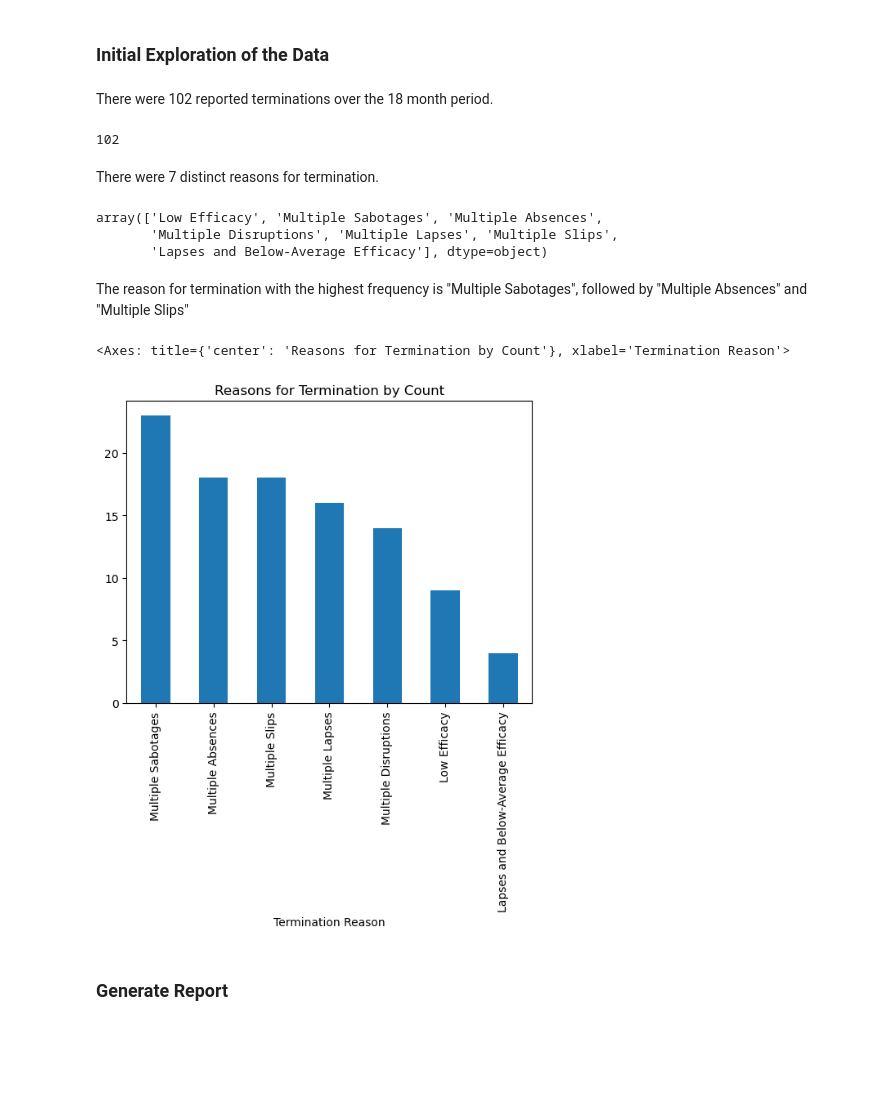
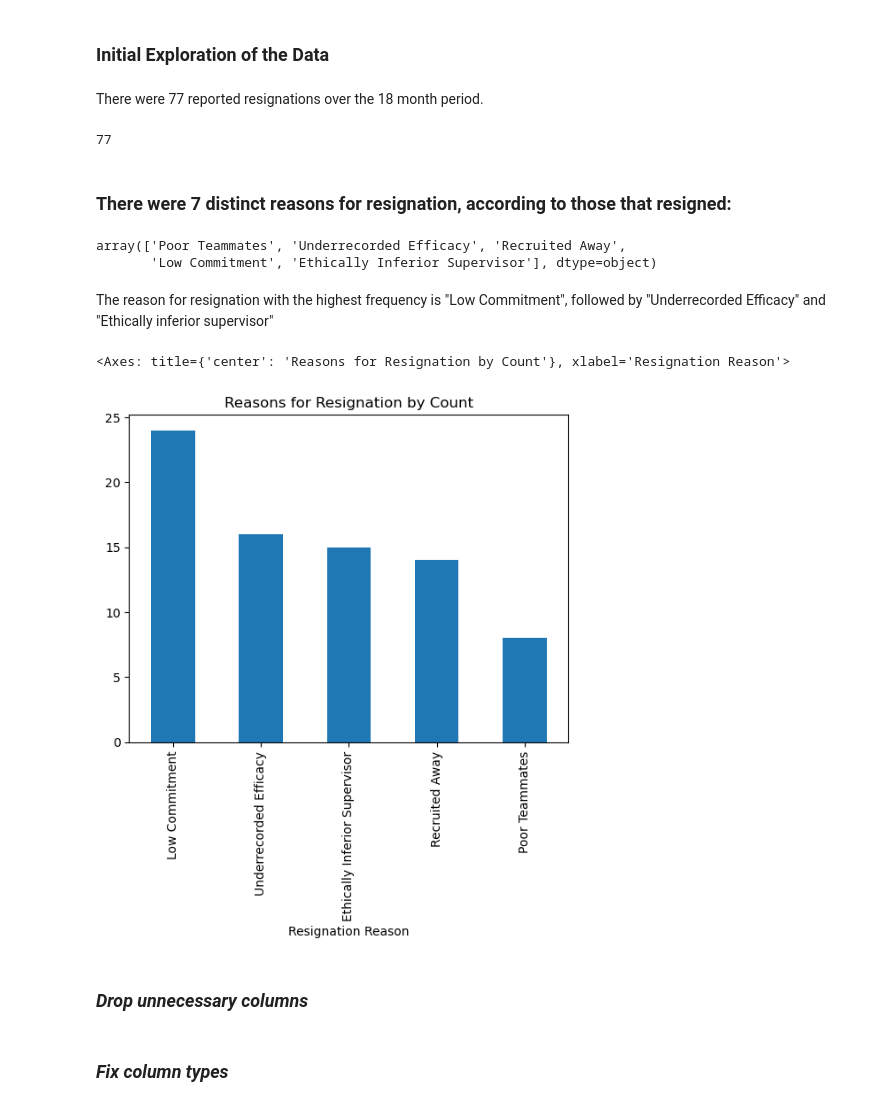
Before and after one commit to kyleanthonyr/Predicting-Employee-Attrition, a Jupyter notebook: notebooks/01-kar-data-wrangling.ipynb, the cells around one changed output. Saved outputs shown, nothing was run; the diff lists cells and outputs as text; code cells hidden in the pictures; blank space fills up the shorter version.

```diff
--- a/notebooks/01-kar-data-wrangling.ipynb
+++ b/notebooks/01-kar-data-wrangling.ipynb
@@ -156,28 +98,25 @@ missing_values.sort_values(by=['Count','%'], ascending=False)
 # %% [markdown]
 ### Initial Exploration of the Data
 # %% [markdown]
-There were 102 reported terminations over the 18 month period.
+There were 77 reported resignations over the 18 month period.
 # %%
-terminations = workers_df[workers_df["record_cause"] != "None"]
-terminations['record_cause'].count()
+resignations = workers_df[workers_df["record_comptype"] == "Resignation"]
+resignations['record_comptype'].count()
 # %% [output]
-102
+77
 # %% [markdown]
-There were 7 distinct reasons for termination.
+### There were 7 distinct reasons for resignation, according to those that resigned:
 # %%
-reasons_for_terminations = terminations.record_cause
-reasons_for_terminations.unique()
+reasons_for_resignations = resignations.behav_cause_h
+reasons_for_resignations.unique()
 # %% [output]
-array(['Low Efficacy', 'Multiple Sabotages', 'Multiple Absences',
-       'Multiple Disruptions', 'Multiple Lapses', 'Multiple Slips',
-       'Lapses and Below-Average Efficacy'], dtype=object)
+array(['Poor Teammates', 'Underrecorded Efficacy', 'Recruited Away',
+       'Low Commitment', 'Ethically Inferior Supervisor'], dtype=object)
 # %% [markdown]
-The reason for termination with the highest frequency is "Multiple Sabotages", followed by "Multiple Absences" and "Multiple Slips"
+The reason for resignation with the highest frequency is "Low Commitment", followed by "Underrecorded Efficacy" and "Ethically inferior supervisor"
 # %%
-termination_reason_and_count = terminations.groupby(['record_cause'])['record_cause'].count().sort_values(ascending=False)
-termination_reason_and_count.plot(kind="bar", title="Reasons for Termination by Count", xlabel="Termination Reason")
+resignation_reason_and_count = resignations.groupby(['behav_cause_h'])['behav_cause_h'].count().sort_values(ascending=False)
+resignation_reason_and_count.plot(kind="bar", title="Reasons for Resignation by Count", xlabel="Resignation Reason")
 # %% [output]
-<Axes: title={'center': 'Reasons for Termination by Count'}, xlabel='Termination Reason'>
+<Axes: title={'center': 'Reasons for Resignation by Count'}, xlabel='Resignation Reason'>
-[figure, old version]
+[figure, new version]
-# %% [markdown]
-### Generate Report
@@ -186,0 +123,2 @@ termination_reason_and_count.plot(kind="bar", title="Reasons for Termination by
+# %% [markdown]
+### ***Drop unnecessary columns***
@@ -186,0 +134,2 @@ termination_reason_and_count.plot(kind="bar", title="Reasons for Termination by
+# %% [markdown]
+### ***Fix column types***
```
Also changed, not shown: parts of 33 cells of this notebook, 1 other file.
